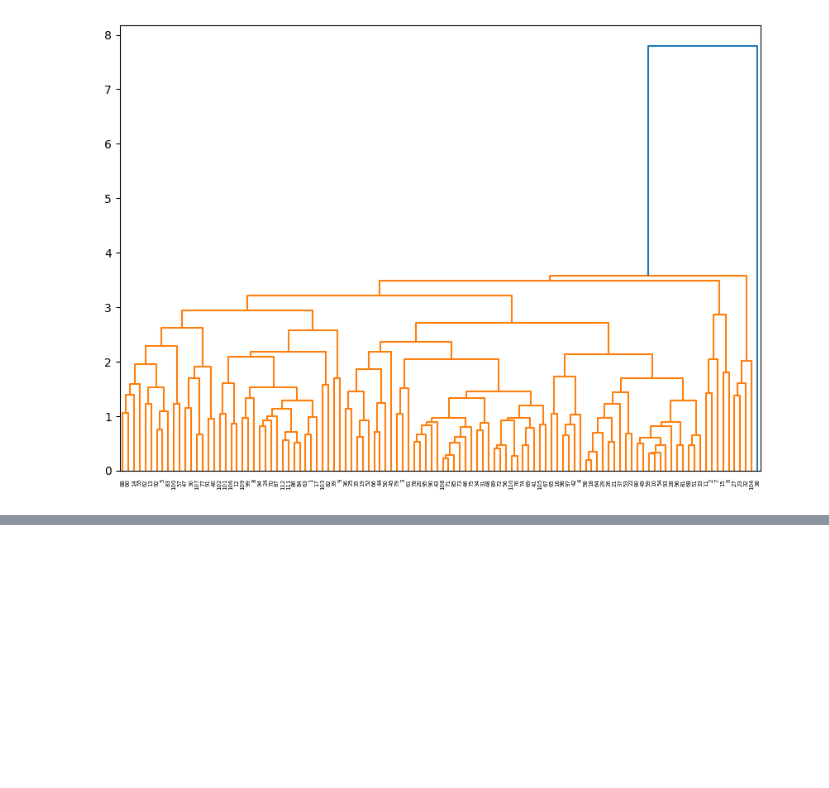
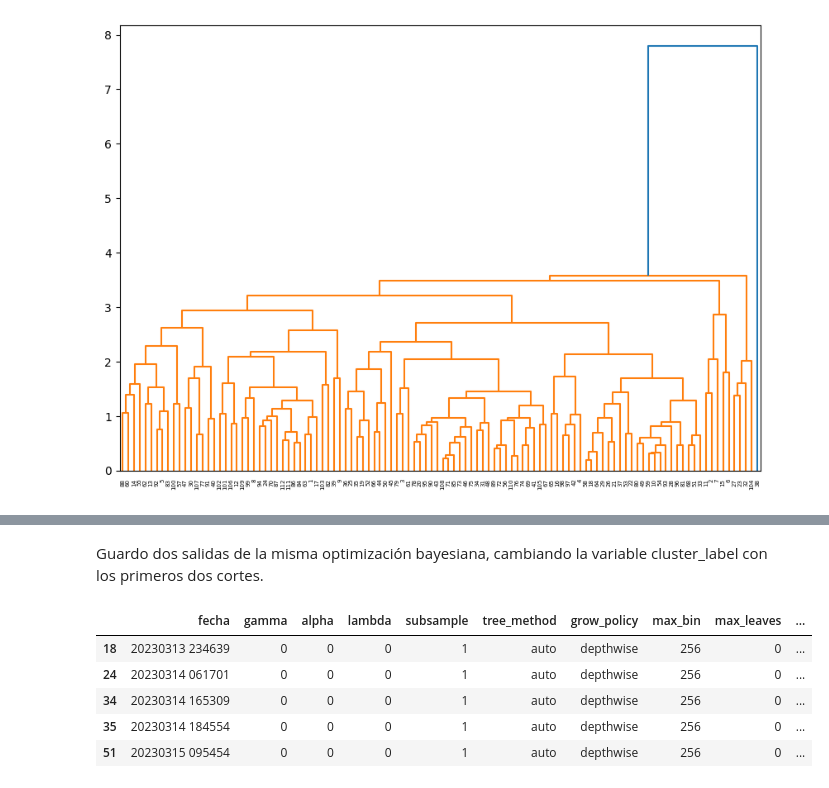
Before and after one commit to Ignacio-Ibarra/mastercard_churning, a Jupyter notebook: eval_BO/eval_BO.ipynb, the cells around one changed output, grey strips where cells are left out. Drawn from its saved outputs; the diff is of its cells as text; code cells hidden in the pictures; blank space fills up the shorter version.

```diff
--- a/eval_BO/eval_BO.ipynb
+++ b/eval_BO/eval_BO.ipynb
@@ -690,0 +665,31 @@ Name: 70, dtype: object
+# %% [markdown]
+Guardo dos salidas de la misma optimización bayesiana, cambiando la variable cluster_label con los primeros dos cortes.
+# %%
+fileobj = get_byte_fileobj(project = 'tidal-turbine-379816',
+                           bucket = 'dmeyf_recu',
+                           path = 'exp/XGB_BO1303/XGB_BO1303.txt',
+                           service_account_credentials_path = 'creds/tidal-turbine-379816-21eb02bea5be.json' )
+df5 = pd.read_csv(fileobj, sep = "\t")
+
+output_folder = "./eval_BO/XGB_BO1303/"
+
+from pathlib import Path
+Path(output_folder).mkdir(parents=True, exist_ok=True)
+
+
+df5_copy1 = df5.copy()
+df5_copy1['cluster_label'] = fcluster(linked, t = cortes[0], criterion='distance')
+df5_copy1.to_csv(output_folder+"XGB_BO1303_hclusters_corte1_5.csv", index=False)
+
+df5_copy2 = df5.copy()
+df5_copy2['cluster_label'] = fcluster(linked, t = cortes[1], criterion='distance')
+df5_copy2.to_csv(output_folder+"XGB_BO1303_hclusters_corte1_6.csv", index=False)
+# %%
+df5[df5.cluster_label==16]
+# %% [output]
+|  | fecha | gamma | alpha | lambda | subsample | tree_method | grow_policy | max_bin | max_leaves | ... |
+| 18 | 20230313 234639 | 0 | 0 | 0 | 1 | auto | depthwise | 256 | 0 | ... |
+| 24 | 20230314 061701 | 0 | 0 | 0 | 1 | auto | depthwise | 256 | 0 | ... |
+| 34 | 20230314 165309 | 0 | 0 | 0 | 1 | auto | depthwise | 256 | 0 | ... |
+| 35 | 20230314 184554 | 0 | 0 | 0 | 1 | auto | depthwise | 256 | 0 | ... |
+| 51 | 20230315 095454 | 0 | 0 | 0 | 1 | auto | depthwise | 256 | 0 | ... |
```
Also changed, not shown: parts of 6 cells of this notebook, 2 other files.
